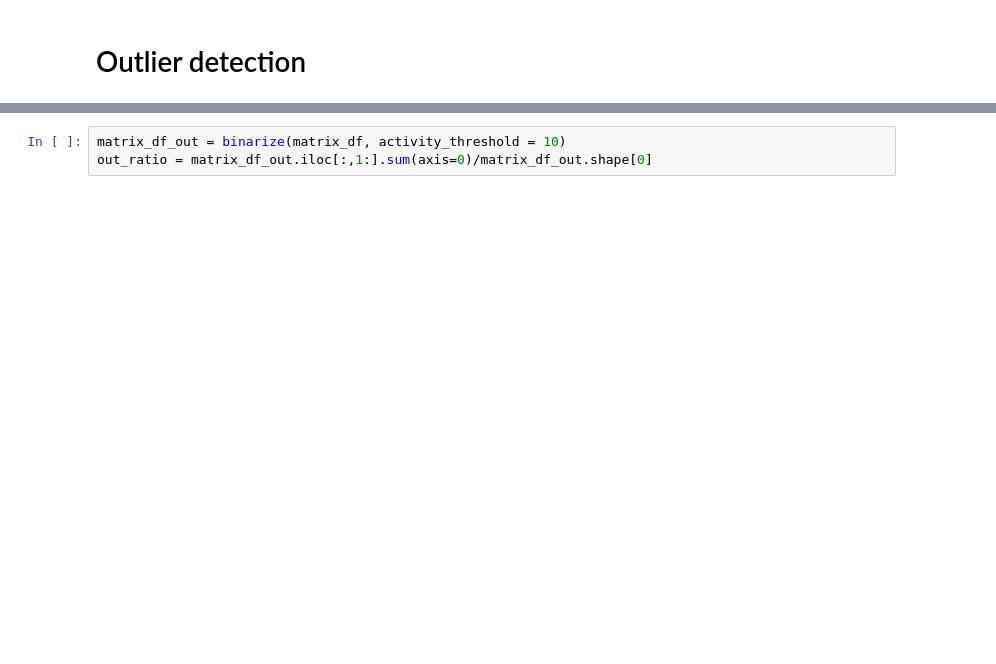
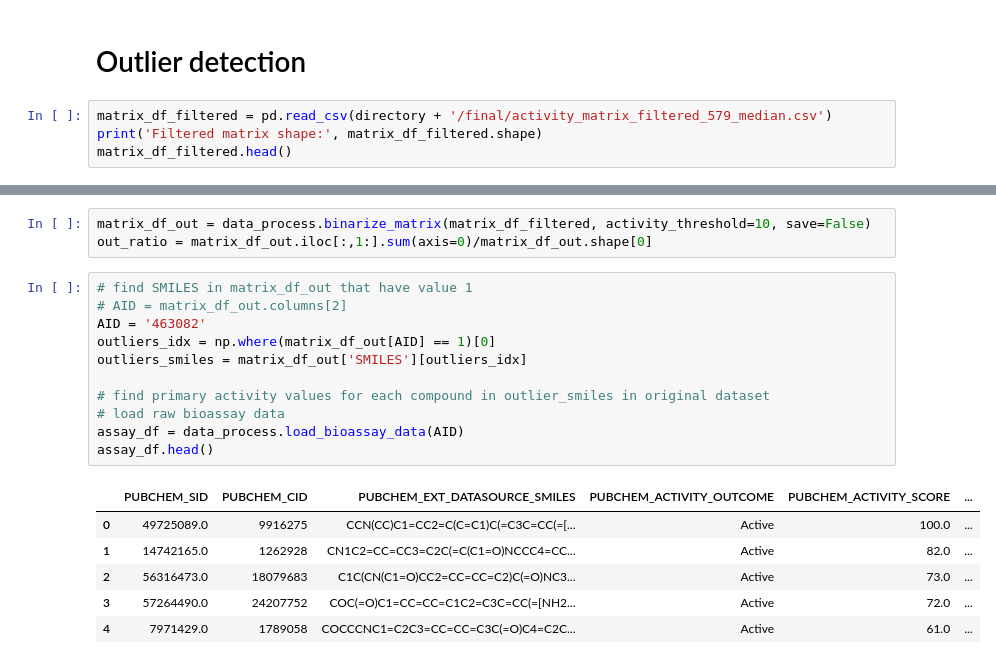
Before and after one commit to davidkubanek/Thesis, a Jupyter notebook: HTS_fingerprints.ipynb, the cells around one changed output, grey strips where cells are left out. Saved outputs shown, nothing was run; the diff lists cells and outputs as text; blank space fills up the shorter version.

Commit message:
assay type sort and outlier detection

```diff
--- a/HTS_fingerprints.ipynb
+++ b/HTS_fingerprints.ipynb
@@ -1355,2 +1419,6 @@ Assays with few hits (<1%):
 # %% [markdown]
 # Outlier detection
+# %%
+matrix_df_filtered = pd.read_csv(directory + '/final/activity_matrix_filtered_579_median.csv')
+print('Filtered matrix shape:', matrix_df_filtered.shape)
+matrix_df_filtered.head()
@@ -1357,3 +1434,21 @@ Assays with few hits (<1%):
 # %%
-matrix_df_out = binarize(matrix_df, activity_threshold = 10)
+matrix_df_out = data_process.binarize_matrix(matrix_df_filtered, activity_threshold=10, save=False)
 out_ratio = matrix_df_out.iloc[:,1:].sum(axis=0)/matrix_df_out.shape[0]
+# %%
+# find SMILES in matrix_df_out that have value 1
+# AID = matrix_df_out.columns[2]
+AID = '463082'
+outliers_idx = np.where(matrix_df_out[AID] == 1)[0]
+outliers_smiles = matrix_df_out['SMILES'][outliers_idx]
+
+# find primary activity values for each compound in outlier_smiles in original dataset
+# load raw bioassay data
+assay_df = data_process.load_bioassay_data(AID)
+assay_df.head()
+# %% [output]
+|  | PUBCHEM_SID | PUBCHEM_CID | PUBCHEM_EXT_DATASOURCE_SMILES | PUBCHEM_ACTIVITY_OUTCOME | PUBCHEM_ACTIVITY_SCORE | ... |
+| 0 | 49725089.0 | 9916275 | CCN(CC)C1=CC2=C(C=C1)C(=C3C=CC(=[... | Active | 100.0 | ... |
+| 1 | 14742165.0 | 1262928 | CN1C2=CC=CC3=C2C(=C(C1=O)NCCC4=CC... | Active | 82.0 | ... |
+| 2 | 56316473.0 | 18079683 | C1C(CN(C1=O)CC2=CC=CC=C2)C(=O)NC3... | Active | 73.0 | ... |
+| 3 | 57264490.0 | 24207752 | COC(=O)C1=CC=CC=C1C2=C3C=CC(=[NH2... | Active | 72.0 | ... |
+| 4 | 7971429.0 | 1789058 | COCCCNC1=C2C3=CC=CC=C3C(=O)C4=C2C... | Active | 61.0 | ... |
```
Also changed, not shown: parts of 13 cells of this notebook.
